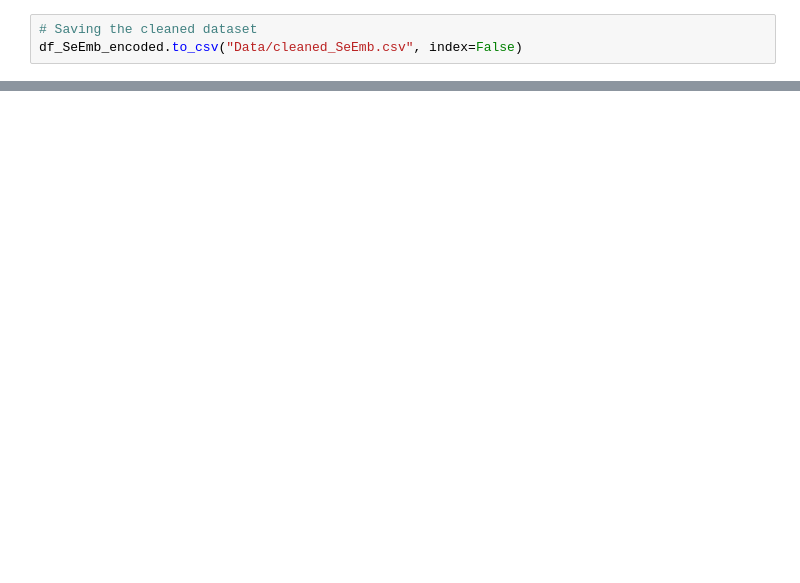
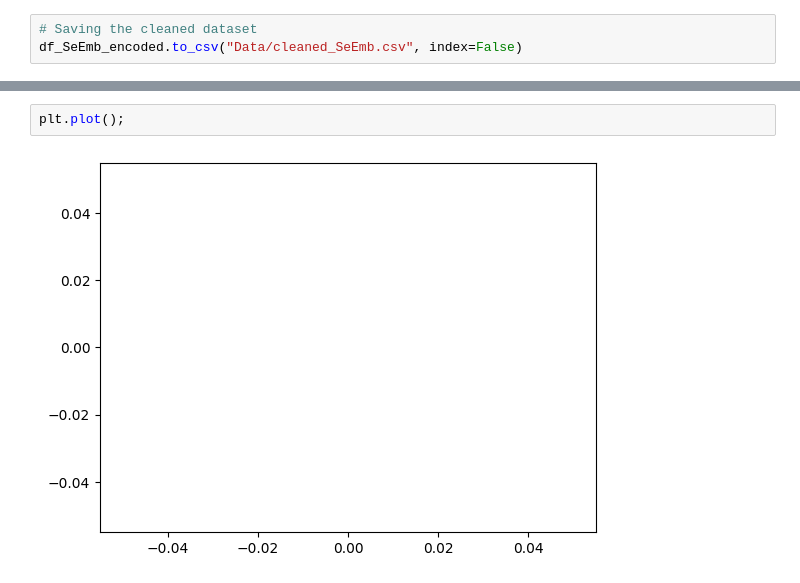
Before and after one commit to Manthan-Nepal/arc-2025, a Jupyter notebook: arc/ai/binit-shrestha/topic-2-EDA-visualization-wrangling/notebook-tasks.ipynb, the cells around one changed output, grey strips where cells are left out. Drawn from its saved outputs; the diff is of its cells as text; blank space fills up the shorter version.

```diff
--- a/arc/ai/binit-shrestha/topic-2-EDA-visualization-wrangling/notebook-tasks.ipynb
+++ b/arc/ai/binit-shrestha/topic-2-EDA-visualization-wrangling/notebook-tasks.ipynb
@@ -300,0 +305,4 @@ df_SeEmb_encoded.to_csv("Data/cleaned_SeEmb.csv", index=False)
+# %%
+plt.plot();
+# %% [output]
+[figure, added]
```
Also changed, not shown: parts of 36 cells of this notebook, 3 other files.
